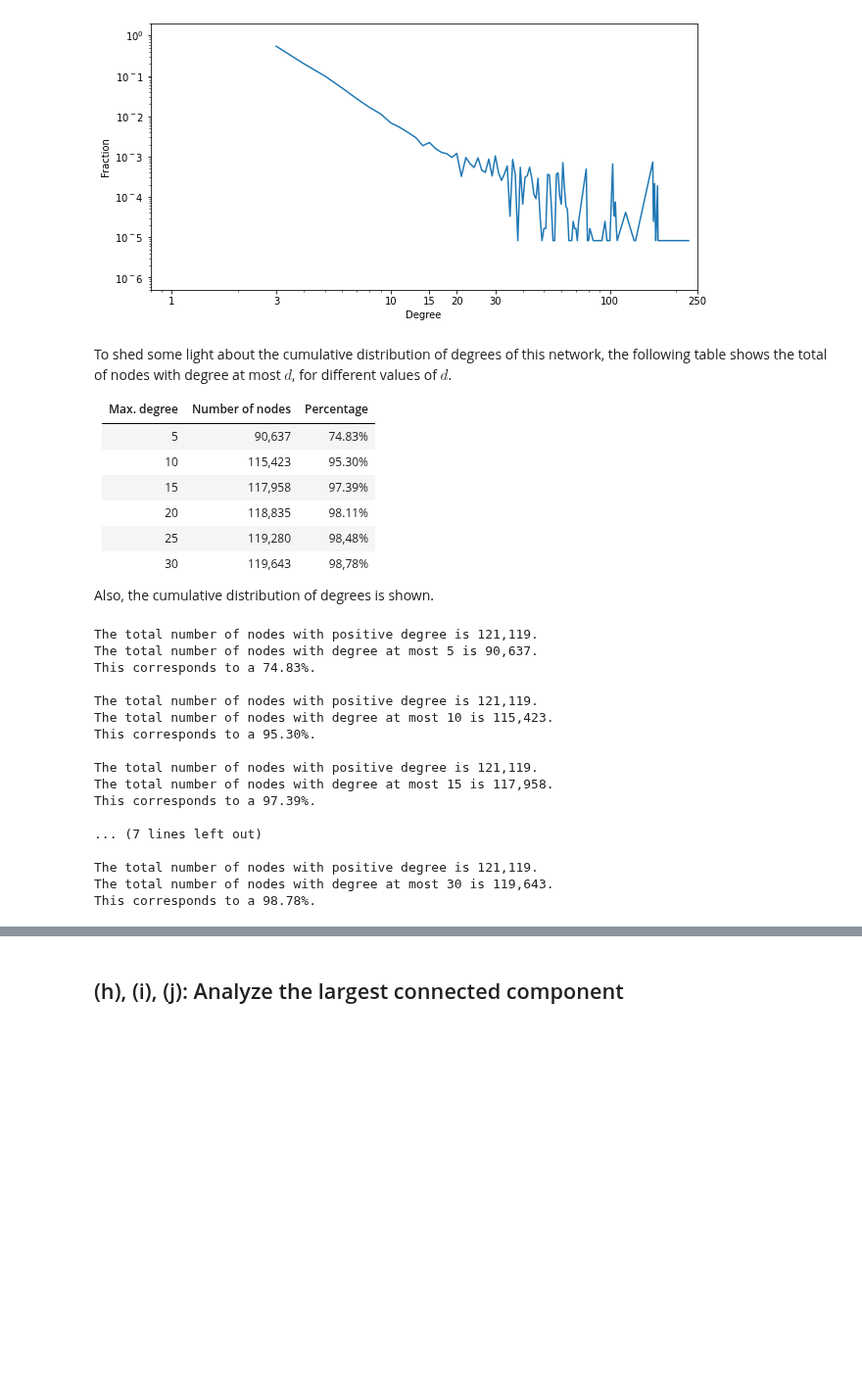
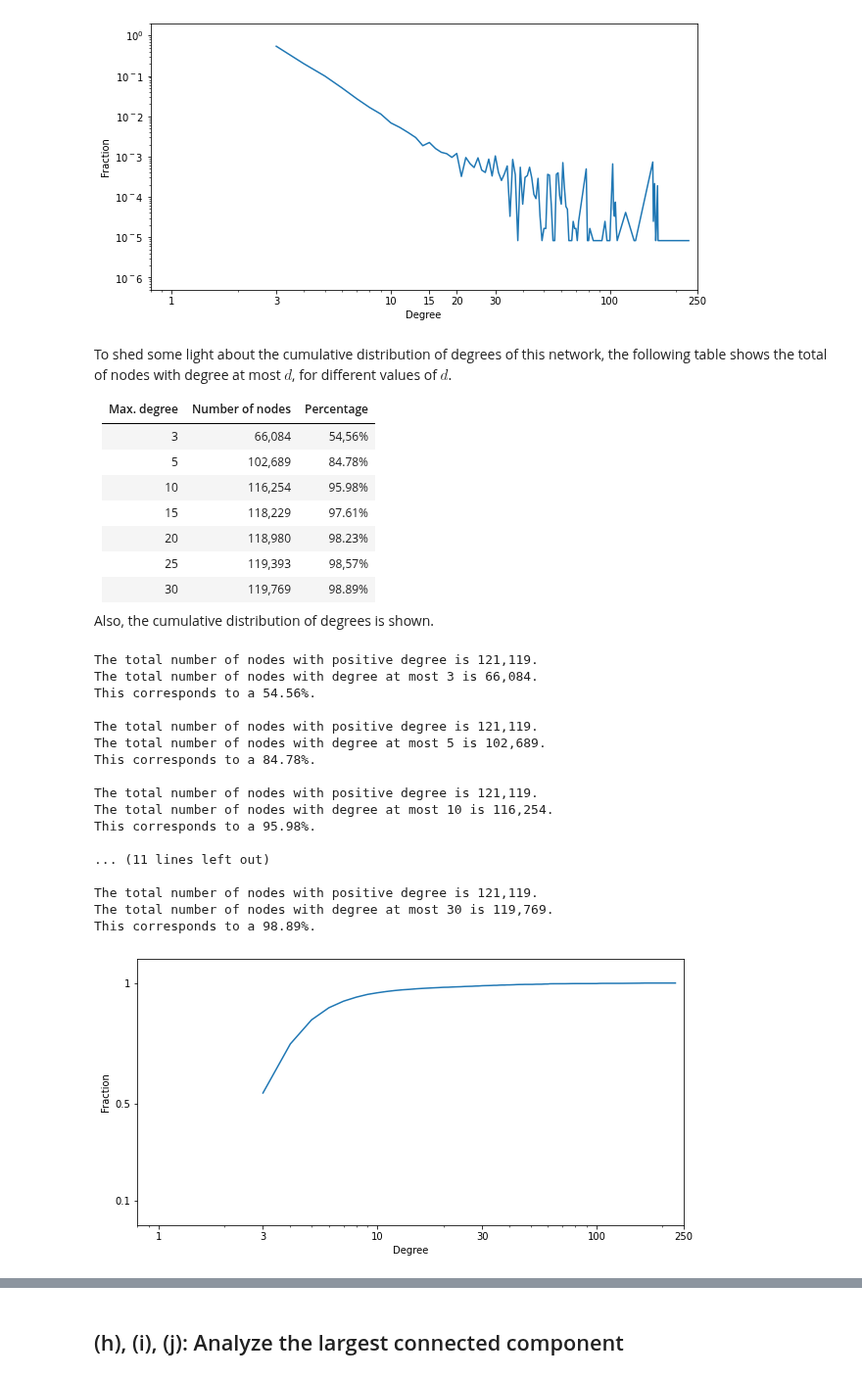
Before and after one commit to pipeton8/6.439-stats-comp-applications, a Jupyter notebook: Assignments/4 - Networks/6.439 - Problem Set 4.ipynb, the cells around one changed output, grey strips where cells are left out. Shown at 98% size. Cells and saved outputs as stored; diff of their text form; code cells hidden in the pictures; blank space fills up the shorter version.

Commit message:
Finished degree distribution

```diff
--- a/Assignments/4 - Networks/6.439 - Problem Set 4.ipynb
+++ b/Assignments/4 - Networks/6.439 - Problem Set 4.ipynb
@@ -493,7 +493,7 @@ degree_sequence, counts = np.unique(degree_sequence, return_counts=True)
 degree_sequence, counts = degree_sequence[1:], counts[1:]
 
 rel_counts = counts/counts.sum()
-cum_counts = np.array([counts[:k].sum])
+cum_counts = rel_counts.cumsum()
 # %%
 # Axis offsets
 offset = {'x' : (0.2, 50),
@@ -569,64 +569,67 @@ To shed some light about the cumulative distribution of degrees of this network,
 
 | Max. degree | Number of nodes | Percentage |
 |:-:|:-:|:-:|
-| 5  |  90,637 | 74.83% |
-| 10 | 115,423 | 95.30% |
-| 15 | 117,958 | 97.39% |
-| 20 | 118,835 | 98.11% |
-| 25 | 119,280 | 98,48% |
-| 30 | 119,643 | 98,78%
+| 3  |  66,084 | 54,56% |
+| 5  | 102,689 | 84.78% |
+| 10 | 116,254 | 95.98% |
+| 15 | 118,229 | 97.61% |
+| 20 | 118,980 | 98.23% |
+| 25 | 119,393 | 98,57% |
+| 30 | 119,769 | 98.89%
 
 Also, the cumulative distribution of degrees is shown.
 # %%
-print_degree_counts([5,10,15,20,25,30], degree_sequence, counts)
+print_degree_counts([3,5,10,15,20,25,30], degree_sequence, counts)
 # %% [output]
 The total number of nodes with positive degree is 121,119.
-The total number of nodes with degree at most 5 is 90,637.
-This corresponds to a 74.83%.
+The total number of nodes with degree at most 3 is 66,084.
+This corresponds to a 54.56%.
 
 The total number of nodes with positive degree is 121,119.
-The total number of nodes with degree at most 10 is 115,423.
-This corresponds to a 95.30%.
+The total number of nodes with degree at most 5 is 102,689.
+This corresponds to a 84.78%.
 
 The total number of nodes with positive degree is 121,119.
-The total number of nodes with degree at most 15 is 117,958.
-This corresponds to a 97.39%.
+The total number of nodes with degree at most 10 is 116,254.
+This corresponds to a 95.98%.
 
-... (7 lines left out)
+... (11 lines left out)
 
 The total number of nodes with positive degree is 121,119.
-The total number of nodes with degree at most 30 is 119,643.
-This corresponds to a 98.78%.
+The total number of nodes with degree at most 30 is 119,769.
+This corresponds to a 98.89%.
 # %%
 # Axis offsets
 offset = {'x' : (0.2, 0.2),
-          'y' : (5 * 10**-7,1)
+          'y' : (0.1,0.1)
           }
 
 # Initialize figure
 fig, ax = plt.subplots()
 fig.set_size_inches((10,5))
-ax.set(xscale="log", yscale="log")
+ax.set(xscale="log")
 
 # Plot
-ax.plot(degree_sequence, rel_counts)
+ax.plot(degree_sequence, cum_counts)
 
 # Set xticks
 xticks = [1, 3, 10, 30, 100, 250]
 xlabels = xticks
 
 plt.xticks(ticks=xticks, labels=xlabels, rotation=0, horizontalalignment = 'center')
 plt.xlim(xticks[0] - offset['x'][0], xticks[-1] + offset['x'][1])
 
 # Set yticks
-yticks = [10 ** (-6+k) for k in range(7)]
-ylabels = [f'10$^{-6+k}$' for k in range(7)]
+yticks = [0.1, 0.5, 1]
+ylabels = yticks
 
 plt.yticks(ticks = yticks, labels = ylabels)
 plt.ylim(yticks[0] - offset['y'][0], yticks[-1] + offset['y'][1])
 
 # Set axis titles
 plt.xlabel("Degree")
 plt.ylabel("Fraction")
 
 fig.show()
+# %% [output]
+[figure, added]
```
Also changed, not shown: parts of 3 cells of this notebook.
